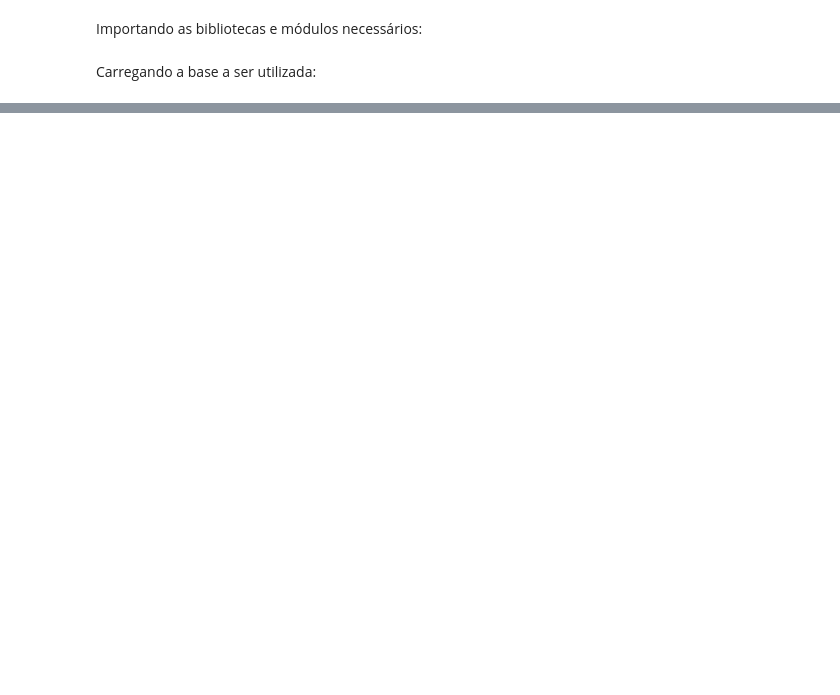
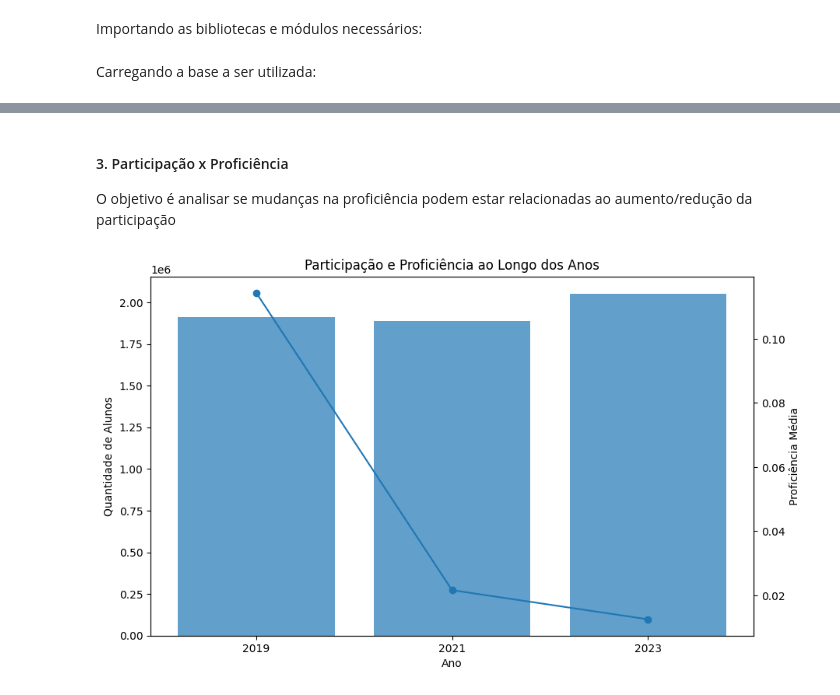
Before and after one commit to emilly788/TCC, a Jupyter notebook: 3. Análise Exploratória.ipynb, the cells around one changed output, grey strips where cells are left out. Cells and saved outputs as stored; diff of their text form; code cells hidden in the pictures; blank space fills up the shorter version.

```diff
--- a/3. Análise Exploratória.ipynb
+++ b/3. Análise Exploratória.ipynb
@@ -84,0 +71,36 @@ plt.show()
+# %% [markdown]
+#### 3. Participação x Proficiência
+O objetivo é analisar se mudanças na proficiência podem estar relacionadas ao aumento/redução da participação
+# %%
+participacao = df_final.groupby("ANO")["ID_ALUNO"].nunique()
+
+proficiencia = df_final.groupby("ANO")["PROFICIENCIA_MT"].mean()
+
+fig, ax1 = plt.subplots(figsize=(10,6))
+
+# ----- participação -----
+ax1.bar(
+    participacao.index.astype(str),
+    participacao.values,
+    alpha=0.7
+)
+
+ax1.set_xlabel("Ano")
+ax1.set_ylabel("Quantidade de Alunos")
+
+# ----- proficiência -----
+ax2 = ax1.twinx()
+
+ax2.plot(
+    proficiencia.index.astype(str),
+    proficiencia.values,
+    marker="o"
+)
+
+ax2.set_ylabel("Proficiência Média")
+
+plt.title("Participação e Proficiência ao Longo dos Anos")
+
+plt.show()
+# %% [output]
+[figure, added]
```
Also changed, not shown: parts of 47 cells of this notebook, 1 other file.
